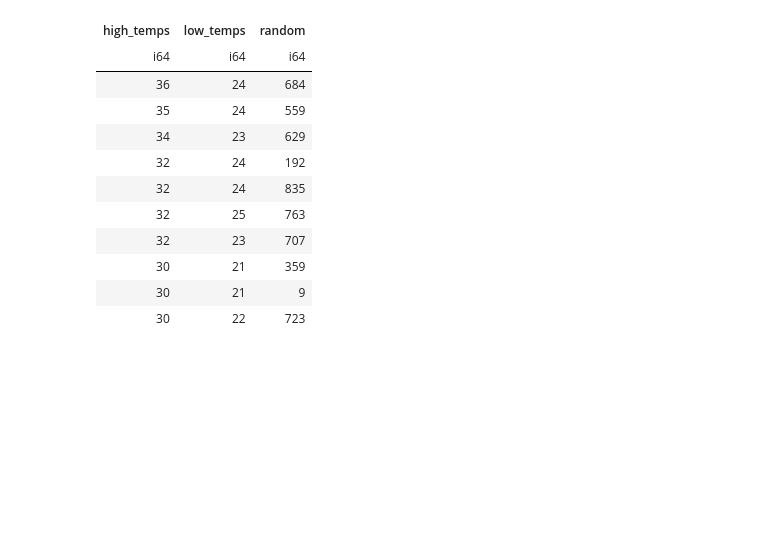
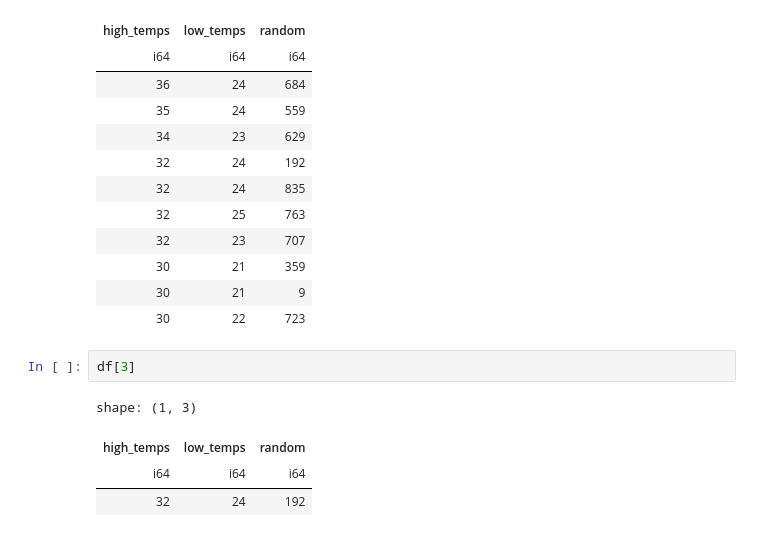
Before and after one commit to opagani/2024-08Aug-25-polars, a Jupyter notebook: LernerPython - 2024-08Aug-25-polars.ipynb, the cells around one changed output. Cells and saved outputs as stored; diff of their text form; blank space fills up the shorter version.

```diff
--- a/LernerPython - 2024-08Aug-25-polars.ipynb
+++ b/LernerPython - 2024-08Aug-25-polars.ipynb
@@ -541,3 +541,10 @@ shape: (10, 3)
 | 30 | 21 | 359 |
 | 30 | 21 | 9 |
 | 30 | 22 | 723 |
+# %%
+df[3]
+# %% [output]
+shape: (1, 3)
+| high_temps | low_temps | random |
+| i64 | i64 | i64 |
+| 32 | 24 | 192 |
```
Also changed, not shown: parts of 3 cells of this notebook.
